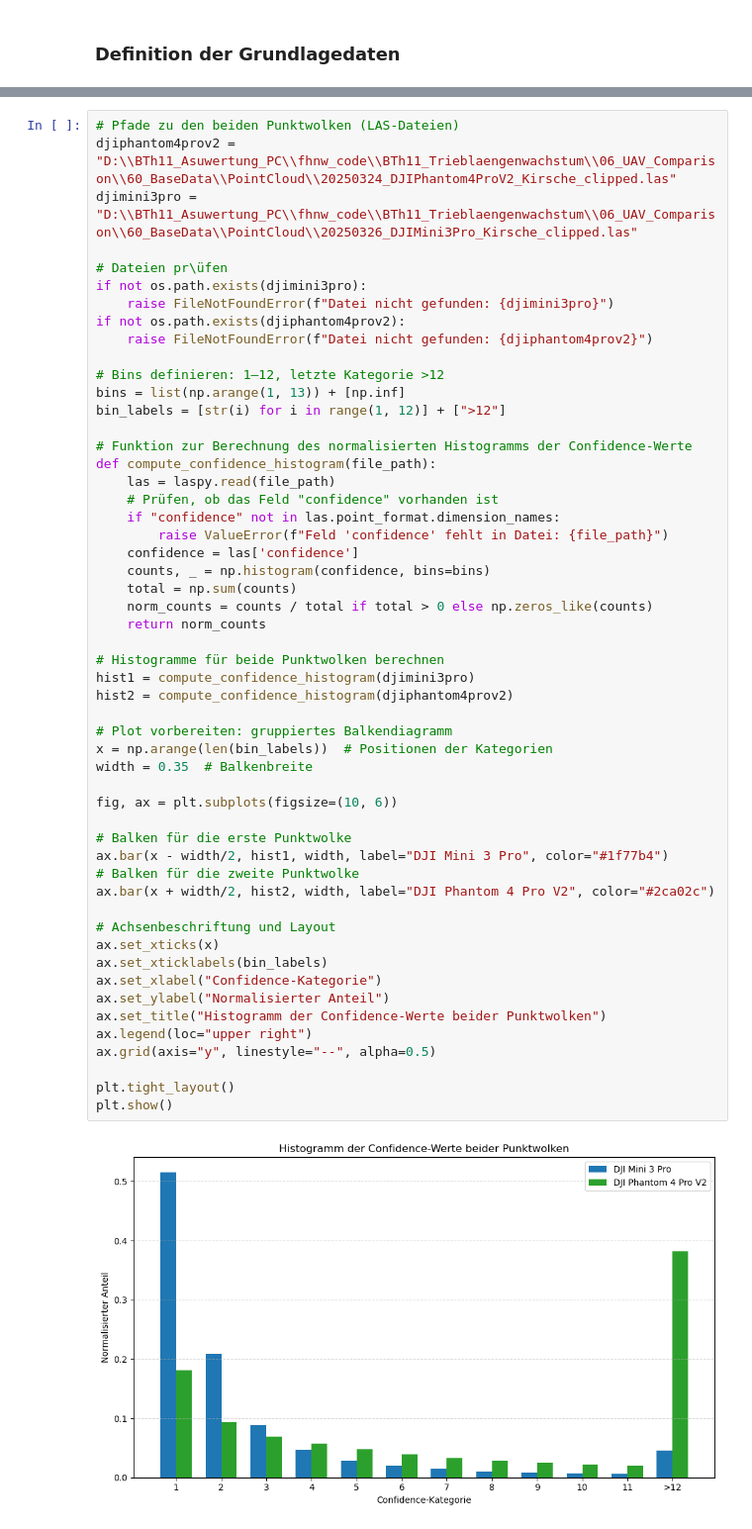
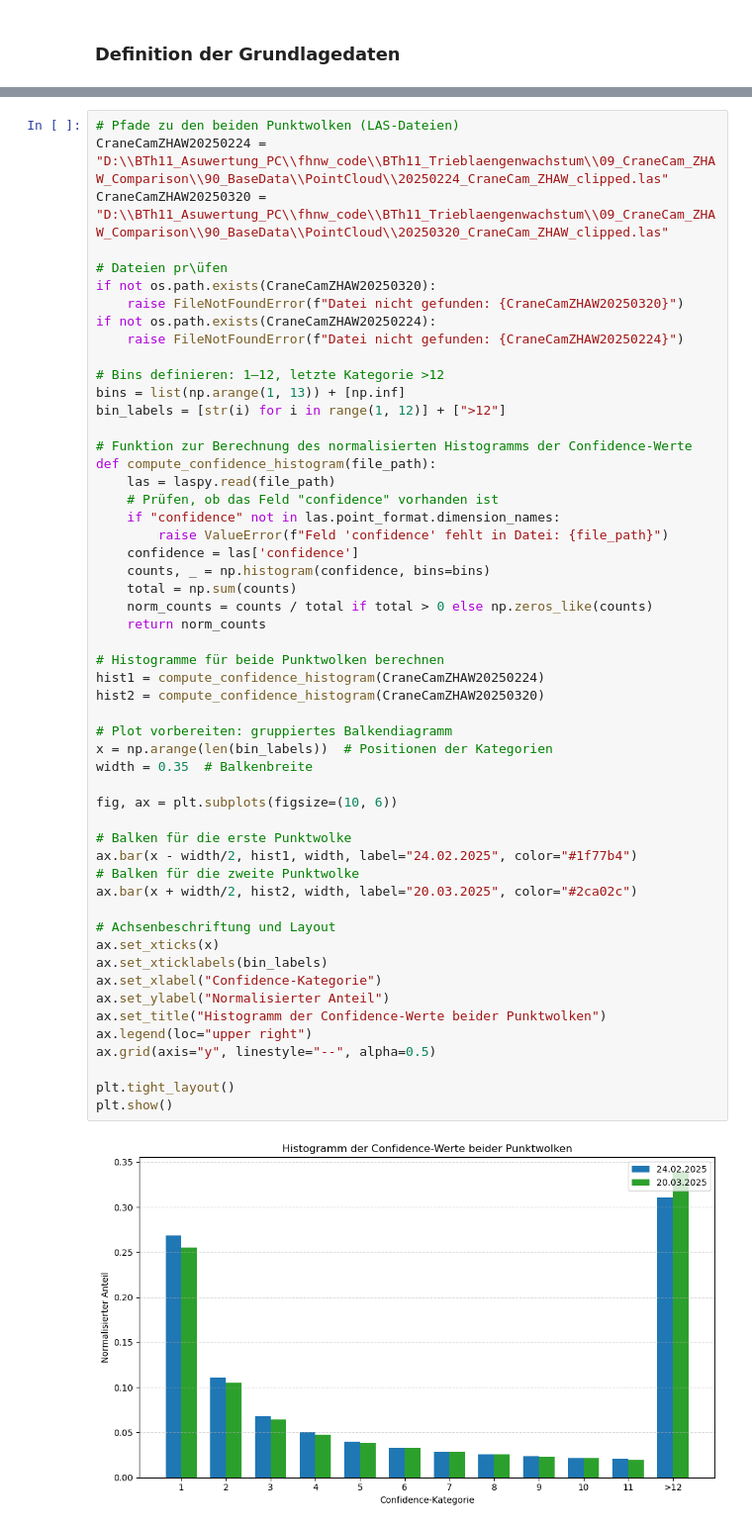
Before and after one commit to naamp/BTh11_Trieblaengenwachstum, a Jupyter notebook: 09_CraneCam_ZHAW_Comparison/09_B_CraneCam_ZHAW_Comparison_PointCloud_Confidence.ipynb, the cells around one changed output, grey strips where cells are left out. Shown: that part at 99% size. Cells and saved outputs as stored; diff of their text form.

```diff
--- a/09_CraneCam_ZHAW_Comparison/09_B_CraneCam_ZHAW_Comparison_PointCloud_Confidence.ipynb
+++ b/09_CraneCam_ZHAW_Comparison/09_B_CraneCam_ZHAW_Comparison_PointCloud_Confidence.ipynb
@@ -47,13 +47,13 @@ In dieser Visualisierung werden alle Punkte der Punktwolken im Grundlagenverzeic
 # %%
 # Pfade zu den beiden Punktwolken (LAS-Dateien)
-djiphantom4prov2 = "D:\\BTh11_Asuwertung_PC\\fhnw_code\\BTh11_Trieblaengenwachstum\\06_UAV_Comparison\\60_BaseData\\PointCloud\\20250324_DJIPhantom4ProV2_Kirsche_clipped.las"
-djimini3pro = "D:\\BTh11_Asuwertung_PC\\fhnw_code\\BTh11_Trieblaengenwachstum\\06_UAV_Comparison\\60_BaseData\\PointCloud\\20250326_DJIMini3Pro_Kirsche_clipped.las"
+CraneCamZHAW20250224 = "D:\\BTh11_Asuwertung_PC\\fhnw_code\\BTh11_Trieblaengenwachstum\\09_CraneCam_ZHAW_Comparison\\90_BaseData\\PointCloud\\20250224_CraneCam_ZHAW_clipped.las"
+CraneCamZHAW20250320 = "D:\\BTh11_Asuwertung_PC\\fhnw_code\\BTh11_Trieblaengenwachstum\\09_CraneCam_ZHAW_Comparison\\90_BaseData\\PointCloud\\20250320_CraneCam_ZHAW_clipped.las"
 
 # Dateien pr\üfen
-if not os.path.exists(djimini3pro):
-    raise FileNotFoundError(f"Datei nicht gefunden: {djimini3pro}")
-if not os.path.exists(djiphantom4prov2):
-    raise FileNotFoundError(f"Datei nicht gefunden: {djiphantom4prov2}")
+if not os.path.exists(CraneCamZHAW20250320):
+    raise FileNotFoundError(f"Datei nicht gefunden: {CraneCamZHAW20250320}")
+if not os.path.exists(CraneCamZHAW20250224):
+    raise FileNotFoundError(f"Datei nicht gefunden: {CraneCamZHAW20250224}")
 
 # Bins definieren: 1–12, letzte Kategorie >12
 bins = list(np.arange(1, 13)) + [np.inf]
@@ -67,37 +67,37 @@ def compute_confidence_histogram(file_path):
         raise ValueError(f"Feld 'confidence' fehlt in Datei: {file_path}")
     confidence = las['confidence']
     counts, _ = np.histogram(confidence, bins=bins)
     total = np.sum(counts)
     norm_counts = counts / total if total > 0 else np.zeros_like(counts)
     return norm_counts
 
 # Histogramme für beide Punktwolken berechnen
-hist1 = compute_confidence_histogram(djimini3pro)
-hist2 = compute_confidence_histogram(djiphantom4prov2)
+hist1 = compute_confidence_histogram(CraneCamZHAW20250224)
+hist2 = compute_confidence_histogram(CraneCamZHAW20250320)
 
 # Plot vorbereiten: gruppiertes Balkendiagramm
 x = np.arange(len(bin_labels))  # Positionen der Kategorien
 width = 0.35  # Balkenbreite
 
 fig, ax = plt.subplots(figsize=(10, 6))
 
 # Balken für die erste Punktwolke
-ax.bar(x - width/2, hist1, width, label="DJI Mini 3 Pro", color="#1f77b4")
+ax.bar(x - width/2, hist1, width, label="24.02.2025", color="#1f77b4")
 # Balken für die zweite Punktwolke
-ax.bar(x + width/2, hist2, width, label="DJI Phantom 4 Pro V2", color="#2ca02c")
+ax.bar(x + width/2, hist2, width, label="20.03.2025", color="#2ca02c")
 
 # Achsenbeschriftung und Layout
 ax.set_xticks(x)
 ax.set_xticklabels(bin_labels)
 ax.set_xlabel("Confidence-Kategorie")
 ax.set_ylabel("Normalisierter Anteil")
 ax.set_title("Histogramm der Confidence-Werte beider Punktwolken")
 ax.legend(loc="upper right")
 ax.grid(axis="y", linestyle="--", alpha=0.5)
 
 plt.tight_layout()
 plt.show()
 # %% [output]
-[figure, old version]
+[figure, new version]
 # %% [markdown]
 ### 2.2 Histogramm der Confidence-Werte der Punktwolken (kontinuierlich)
```
Also changed, not shown: parts of 10 cells of this notebook, 2 other files.
